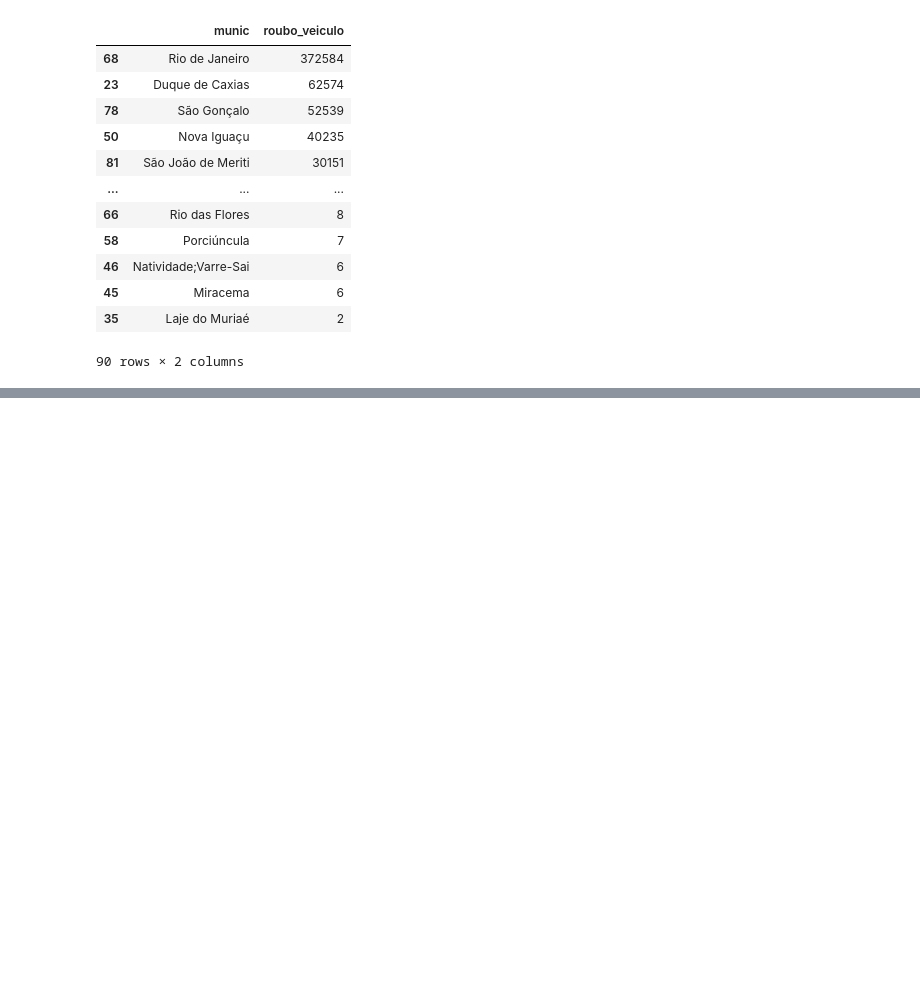
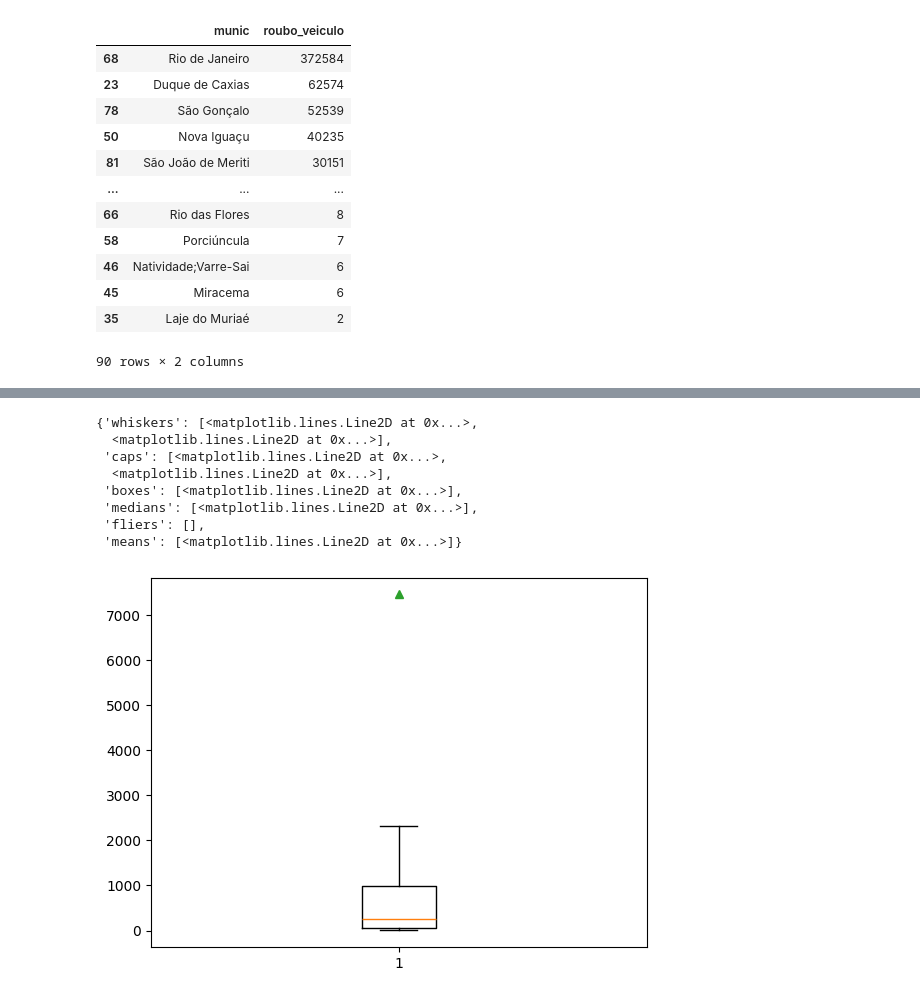
Before and after one commit to Tchiello/codigos_py, a Jupyter notebook: Analise/06.merge.ipynb, the cells around one changed output, grey strips where cells are left out. Cells and saved outputs as stored; diff of their text form; code cells hidden in the pictures; blank space fills up the shorter version.

```diff
--- a/Analise/06.merge.ipynb
+++ b/Analise/06.merge.ipynb
@@ -71,0 +163,14 @@ Q1: 47.0, Q2: 247.5, Q3: 989.5
+# %%
+# Showmeans (true or false) -> true mostra a média
+# Showfliers (true or false) -> true mostra outliers
+plt.boxplot(roubo_veiculo_array, vert=True, showmeans=True, showfliers=False)
+# %% [output]
+{'whiskers': [<matplotlib.lines.Line2D at 0x...>,
+  <matplotlib.lines.Line2D at 0x...>],
+ 'caps': [<matplotlib.lines.Line2D at 0x...>,
+  <matplotlib.lines.Line2D at 0x...>],
+ 'boxes': [<matplotlib.lines.Line2D at 0x...>],
+ 'medians': [<matplotlib.lines.Line2D at 0x...>],
+ 'fliers': [],
+ 'means': [<matplotlib.lines.Line2D at 0x...>]}
+[figure, added]
```
Also changed, not shown: parts of 11 cells of this notebook, 4 other files.
